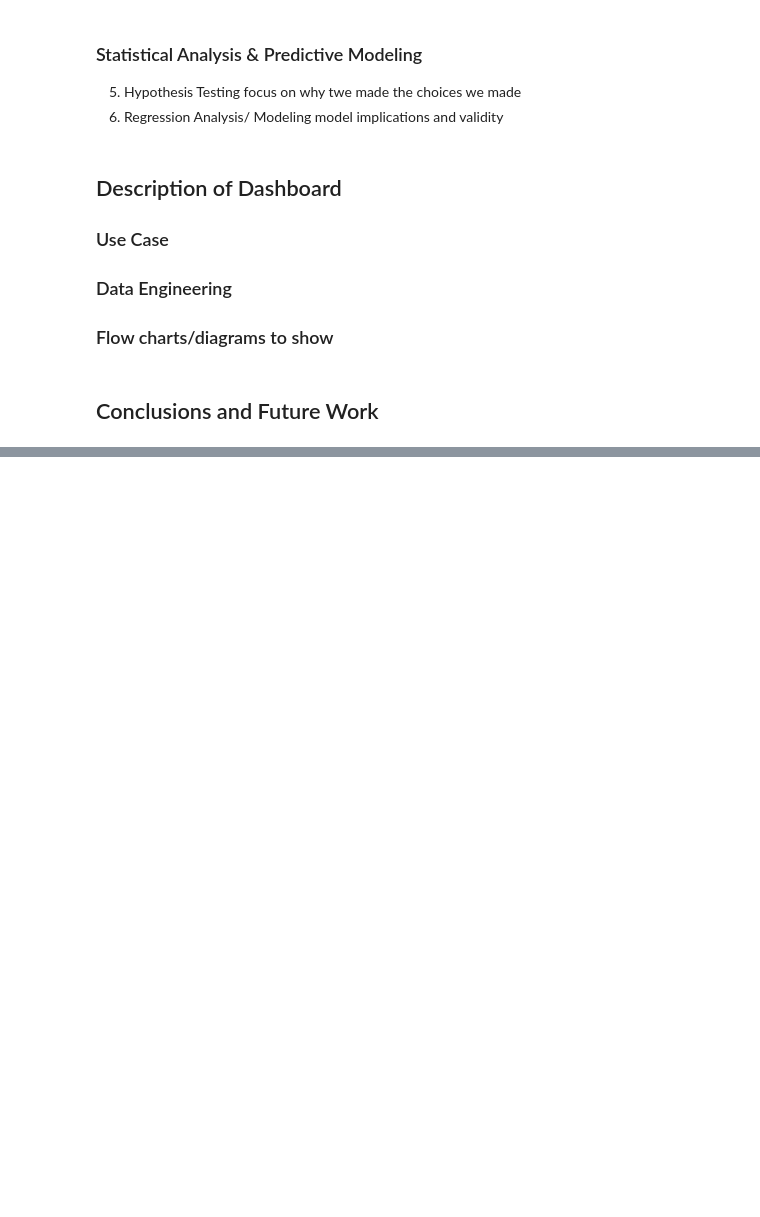
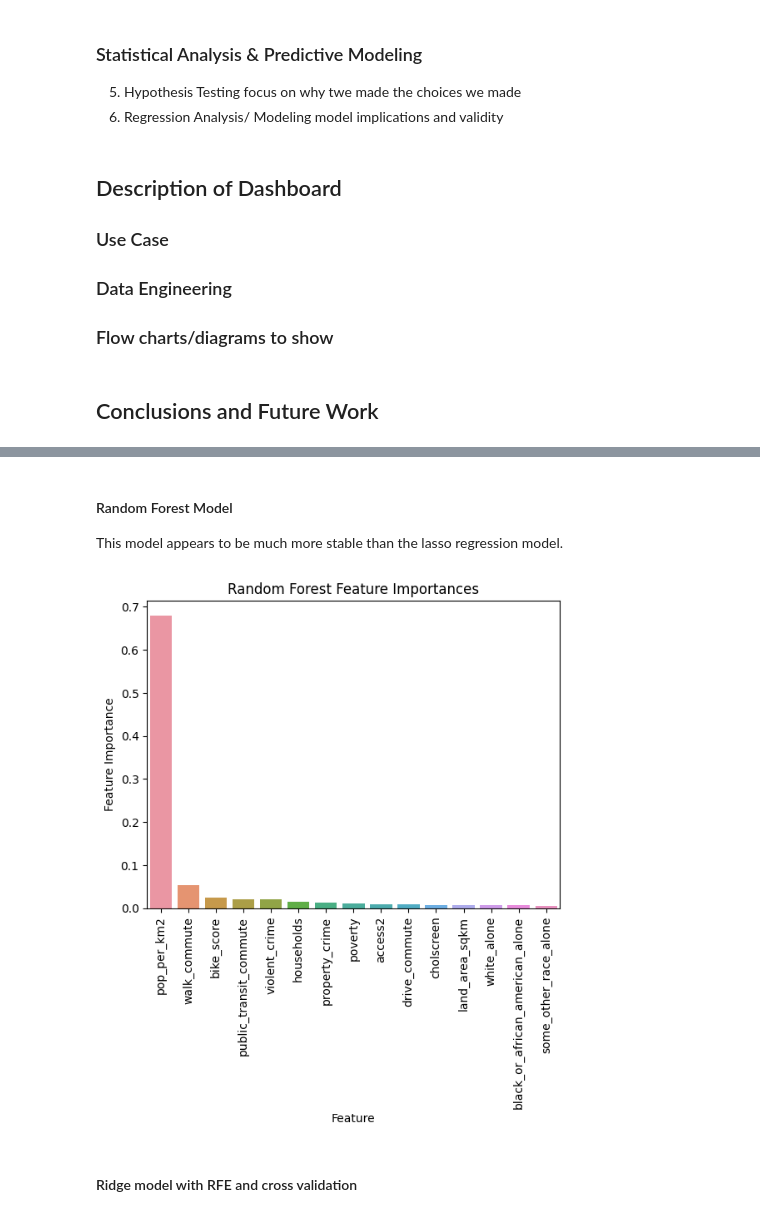
Before and after one commit to chanellee/Walkable-Cities, a Jupyter notebook: Team 27 Report Draft.ipynb, the cells around one changed output, grey strips where cells are left out. Cells and saved outputs as stored; diff of their text form; code cells hidden in the pictures; blank space fills up the shorter version.

```diff
--- a/Team 27 Report Draft.ipynb
+++ b/Team 27 Report Draft.ipynb
@@ -399,0 +443,41 @@ print(X_train.dtypes)
+# %% [markdown]
+#### Random Forest Model
+
+This model appears to be much more stable than the lasso regression model.
+# %%
+# Import the necessary libraries
+from sklearn.ensemble import RandomForestRegressor
+
+# Create an instance of the RandomForestRegressor model
+rf = RandomForestRegressor(n_estimators=100)
+
+# Fit the model to the training data
+rf.fit(X_train_imputed, y_train)
+
+# Extract the feature importances
+importances = rf.feature_importances_
+
+# Pair the feature names with their importances
+feature_importances = zip(X_train.columns, importances)
+
+# Sort the feature importances list by the feature importances in descending order
+sorted_importances = sorted(feature_importances, key=lambda x: x[1], reverse=True)
+
+# Filter the feature importances to only include feature with importances greater than 0
+filtered_importances = [(f,c) for f,c in sorted_importances if c > 0.005]
+
+# Extract the feature names and importances
+feature_names = [f[0] for f in filtered_importances]
+importances = [f[1] for f in filtered_importances]
+
+# Create the bar chart
+sns.barplot(x=feature_names, y=importances)
+plt.xlabel("Feature")
+plt.ylabel("Feature Importance")
+plt.title("Random Forest Feature Importances")
+plt.xticks(rotation=90)
+plt.show()
+# %% [output]
+[figure, added]
+# %% [markdown]
+#### Ridge model with RFE and cross validation
```
Also changed, not shown: parts of 46 cells of this notebook.
